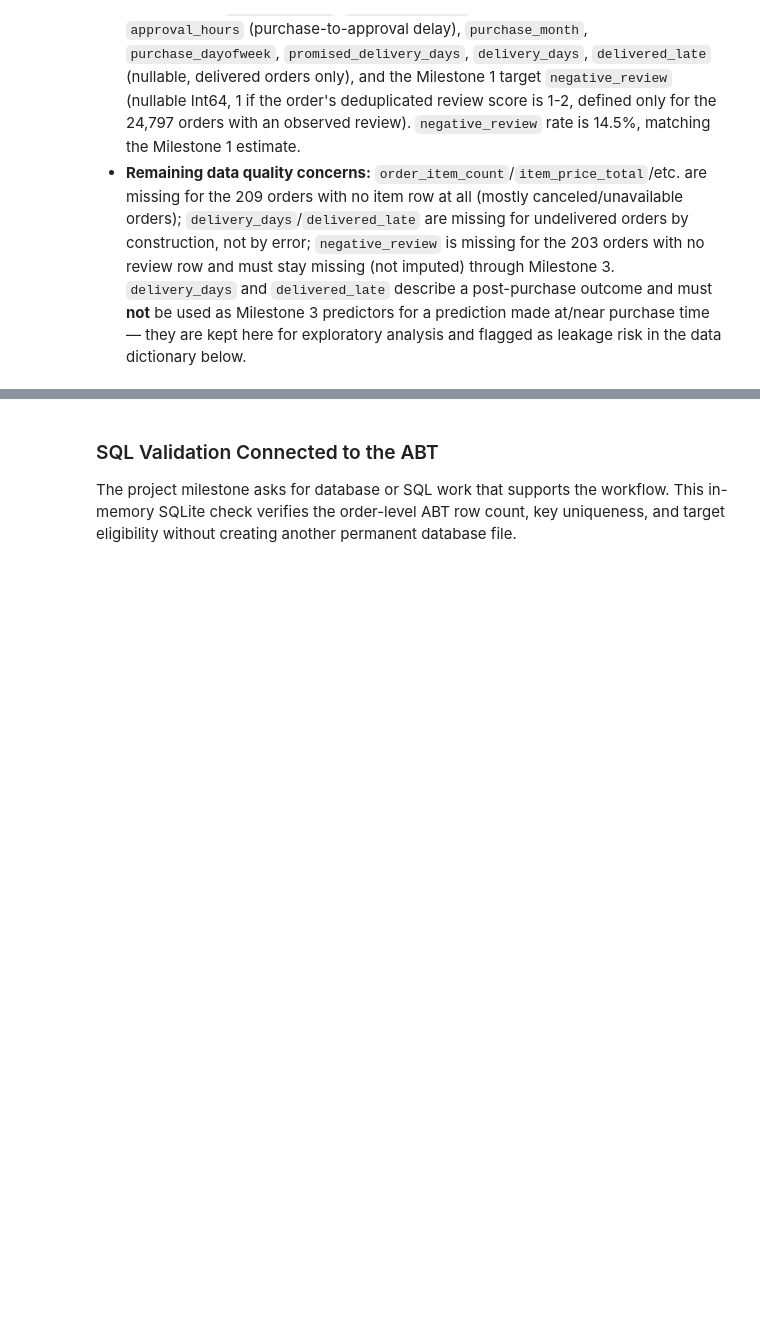
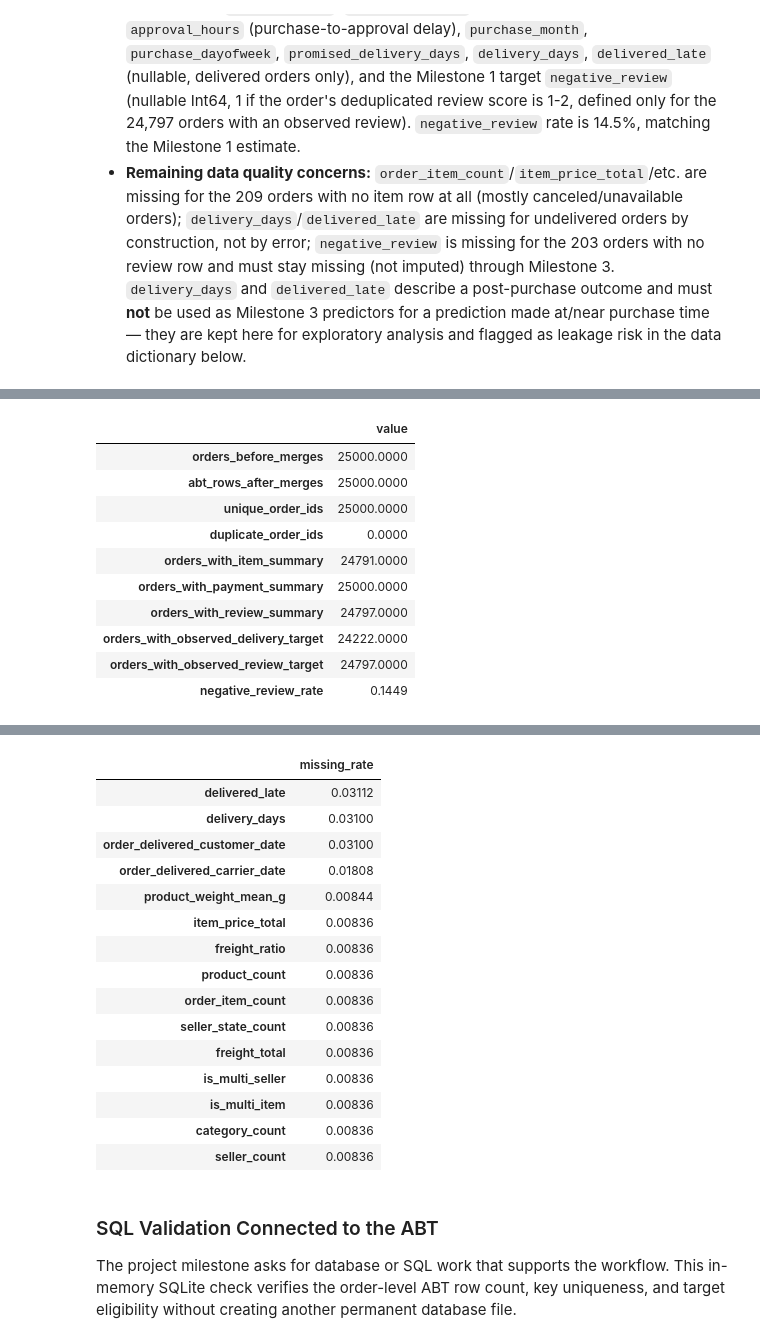
Before and after one commit to atul-utsa/ban6003-final_project-option_2, a Jupyter notebook: notebooks/olist_project_starter.ipynb, the cells around one changed output, grey strips where cells are left out. Cells and saved outputs as stored; diff of their text form; code cells hidden in the pictures; blank space fills up the shorter version.

```diff
--- a/notebooks/olist_project_starter.ipynb
+++ b/notebooks/olist_project_starter.ipynb
@@ -608,0 +588,29 @@ display(abt.isna().mean().sort_values(ascending=False).head(15).to_frame("missin
+# %%
+abt_validation = pd.Series({
+    "orders_before_merges": len(orders),
+    "abt_rows_after_merges": len(abt),
+    "unique_order_ids": abt["order_id"].nunique(),
+    "duplicate_order_ids": abt["order_id"].duplicated().sum(),
+    "orders_with_item_summary": abt["order_item_count"].notna().sum(),
+    "orders_with_payment_summary": abt["payment_total"].notna().sum(),
+    "orders_with_review_summary": abt["review_score_mean"].notna().sum(),
+    "orders_with_observed_delivery_target": abt["delivered_late"].notna().sum(),
+    "orders_with_observed_review_target": abt["negative_review"].notna().sum(),
+    "negative_review_rate": round(abt["negative_review"].mean(), 4),
+})
+
+display(abt_validation.to_frame("value"))
+display(abt.head())
+display(abt.isna().mean().sort_values(ascending=False).head(15).to_frame("missing_rate"))
+# %% [output]
+|  | value |
+| orders_before_merges | 25000.0000 |
+| abt_rows_after_merges | 25000.0000 |
+| unique_order_ids | 25000.0000 |
+| duplicate_order_ids | 0.0000 |
+| orders_with_item_summary | 24791.0000 |
+| orders_with_payment_summary | 25000.0000 |
+| orders_with_review_summary | 24797.0000 |
+| orders_with_observed_delivery_target | 24222.0000 |
+| orders_with_observed_review_target | 24797.0000 |
+| negative_review_rate | 0.1449 |
@@ -609,3 +623,19 @@ display(abt.isna().mean().sort_values(ascending=False).head(15).to_frame("missin
+|  | missing_rate |
+| delivered_late | 0.03112 |
+| delivery_days | 0.03100 |
+| order_delivered_customer_date | 0.03100 |
+| order_delivered_carrier_date | 0.01808 |
+| product_weight_mean_g | 0.00844 |
+| item_price_total | 0.00836 |
+| freight_ratio | 0.00836 |
+| product_count | 0.00836 |
+| order_item_count | 0.00836 |
+| seller_state_count | 0.00836 |
+| freight_total | 0.00836 |
+| is_multi_seller | 0.00836 |
+| is_multi_item | 0.00836 |
+| category_count | 0.00836 |
+| seller_count | 0.00836 |
 # %% [markdown]
 ### SQL Validation Connected to the ABT
 
```
Also changed, not shown: parts of 7 cells of this notebook.
